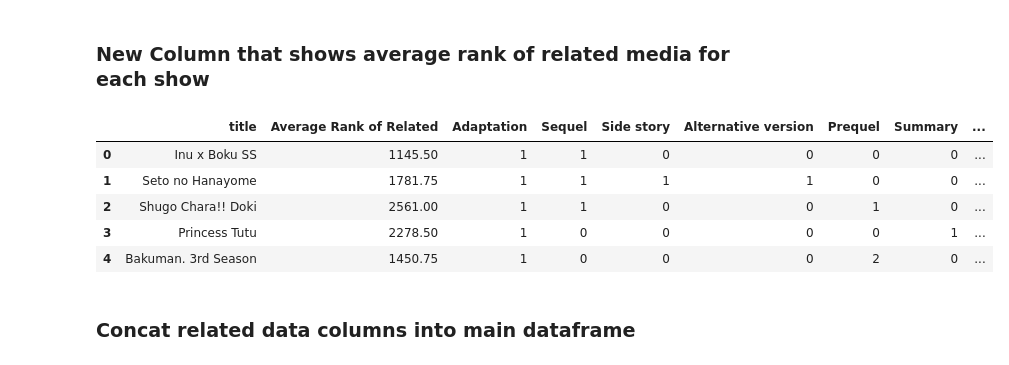
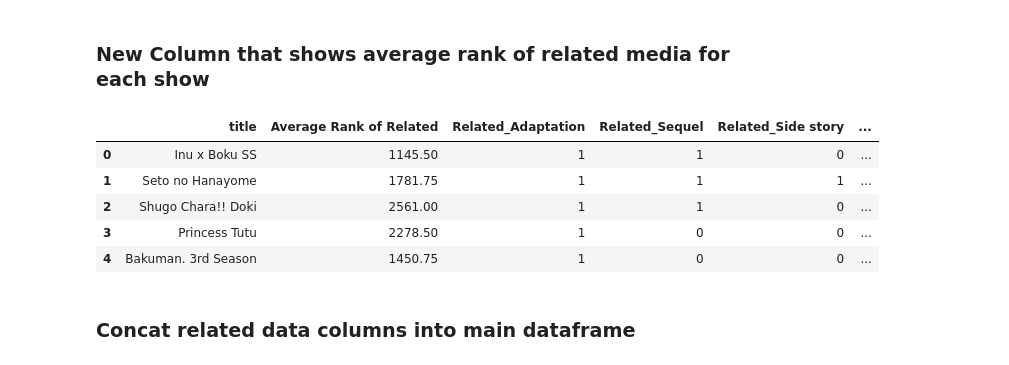
Before and after one commit to TanGuiShan/mini_project, a Jupyter notebook: Data Preparation.ipynb, the cells around one changed output. Cells and saved outputs as stored; diff of their text form; code cells hidden in the pictures.

```diff
--- a/Data Preparation.ipynb
+++ b/Data Preparation.ipynb
@@ -495,6 +495,6 @@ animelist.drop(columns=['duration'], inplace=True)
 animelist.genre = animelist.genre.fillna("NA")
 
 # split the genres by the parameter
-genre_animelist = animelist['genre'].str.get_dummies(sep =', ')
+genre_animelist = animelist['genre'].str.get_dummies(sep =', ').add_prefix("Genre_")
 genre_animelist
 # %% [output]
@@ -816,14 +814,19 @@ for related_row_dict in related_row_dict_list:
         avg.append(0)
 related_df_separated.insert(1, "Average Rank of Related", avg, True)
 # %%
+# Add prefix to columns
+to_add_prefix = related_df_separated.iloc[:,2:].columns
+selected_columns = related_df_separated[to_add_prefix]
+prefixed_columns = selected_columns.add_prefix("Related_")
+related_df_separated = pd.concat([related_df_separated.drop(to_add_prefix, axis=1),prefixed_columns],axis=1)
 related_df_separated.head()
 # %% [output]
-|  | title | Average Rank of Related | Adaptation | Sequel | Side story | Alternative version | Prequel | Summary | ... |
-| 0 | Inu x Boku SS | 1145.50 | 1 | 1 | 0 | 0 | 0 | 0 | ... |
-| 1 | Seto no Hanayome | 1781.75 | 1 | 1 | 1 | 1 | 0 | 0 | ... |
-| 2 | Shugo Chara!! Doki | 2561.00 | 1 | 1 | 0 | 0 | 1 | 0 | ... |
-| 3 | Princess Tutu | 2278.50 | 1 | 0 | 0 | 0 | 0 | 1 | ... |
-| 4 | Bakuman. 3rd Season | 1450.75 | 1 | 0 | 0 | 0 | 2 | 0 | ... |
+|  | title | Average Rank of Related | Related_Adaptation | Related_Sequel | Related_Side story | ... |
+| 0 | Inu x Boku SS | 1145.50 | 1 | 1 | 0 | ... |
+| 1 | Seto no Hanayome | 1781.75 | 1 | 1 | 1 | ... |
+| 2 | Shugo Chara!! Doki | 2561.00 | 1 | 1 | 0 | ... |
+| 3 | Princess Tutu | 2278.50 | 1 | 0 | 0 | ... |
+| 4 | Bakuman. 3rd Season | 1450.75 | 1 | 0 | 0 | ... |
 # %% [markdown]
 ### Concat related data columns into main dataframe
 # %%
```
Also changed, not shown: parts of 9 cells of this notebook, 3 other files.
